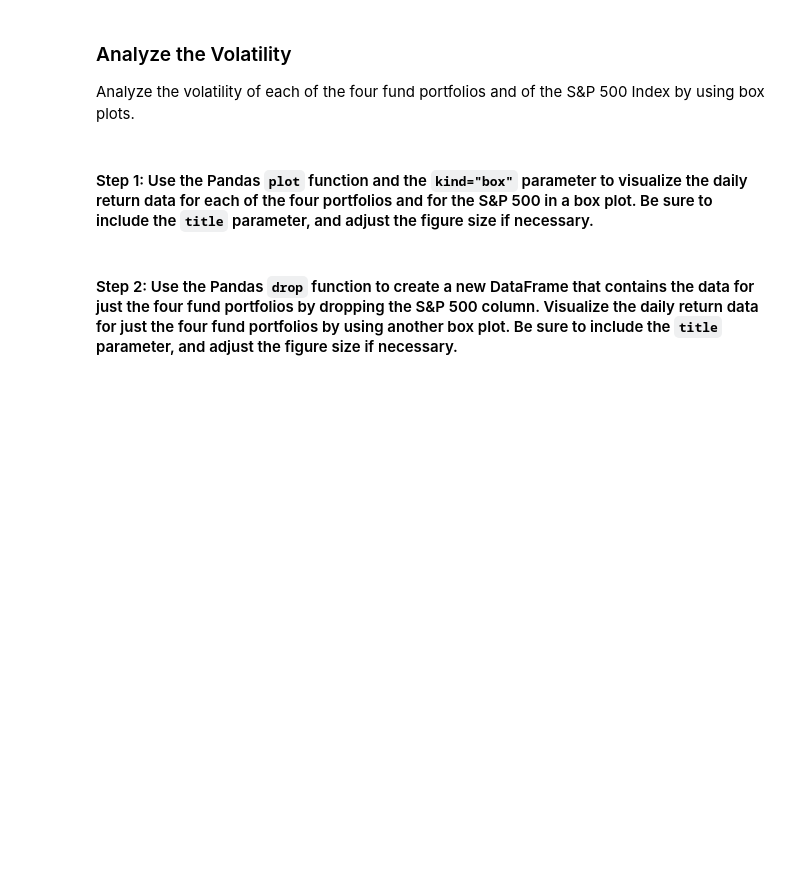
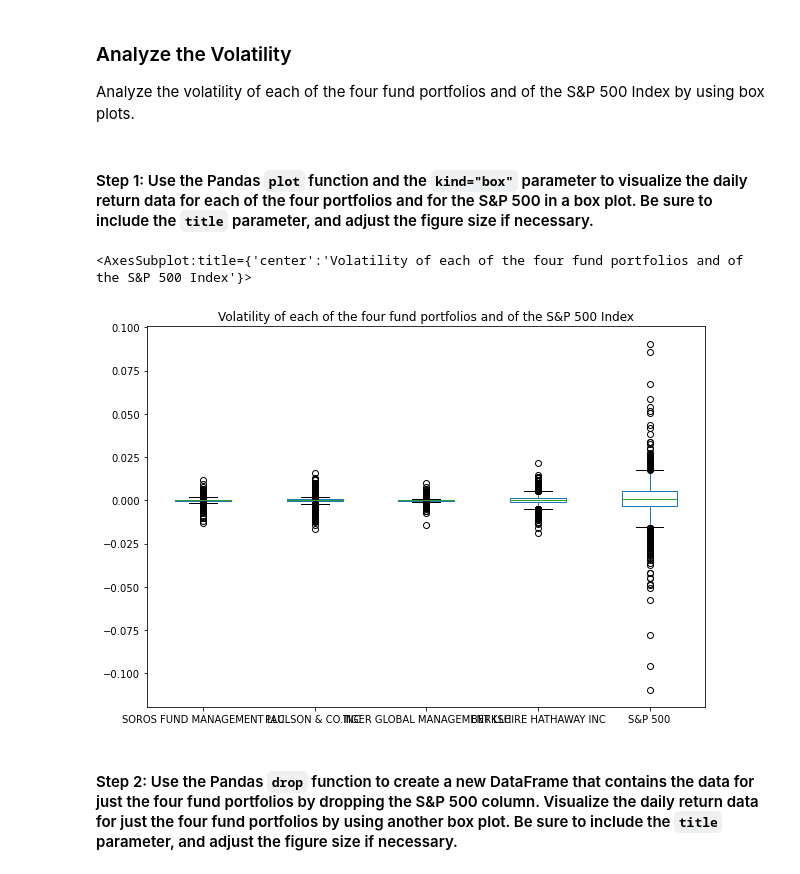
Before and after one commit to Khatijaa/Challenge_4_Final, a Jupyter notebook: risk_return_analysis.ipynb, the cells around one changed output. Saved outputs shown, nothing was run; the diff lists cells and outputs as text; code cells hidden in the pictures; blank space fills up the shorter version.

```diff
--- a/risk_return_analysis.ipynb
+++ b/risk_return_analysis.ipynb
@@ -186,7 +200,10 @@ Analyze the volatility of each of the four fund portfolios and of the S&P 500 In
 # %%
 # Use the daily return data to create box plots to visualize the volatility of the 4 funds and the S&P 500
 # Include a title parameter and adjust the figure size
-# YOUR CODE HERE
+daily_returns_whales.plot(kind="box", figsize=(10,7), title="Volatility of each of the four fund portfolios and of the S&P 500 Index")
+# %% [output]
+<AxesSubplot:title={'center':'Volatility of each of the four fund portfolios and of the S&P 500 Index'}>
+[figure, added]
 # %% [markdown]
 #### Step 2: Use the Pandas `drop` function to create a new DataFrame that contains the data for just the four fund portfolios by dropping the S&P 500 column. Visualize the daily return data for just the four fund portfolios by using another box plot. Be sure to include the `title` parameter, and adjust the figure size if necessary.
 # %%
```
Also changed, not shown: parts of 17 cells of this notebook.
